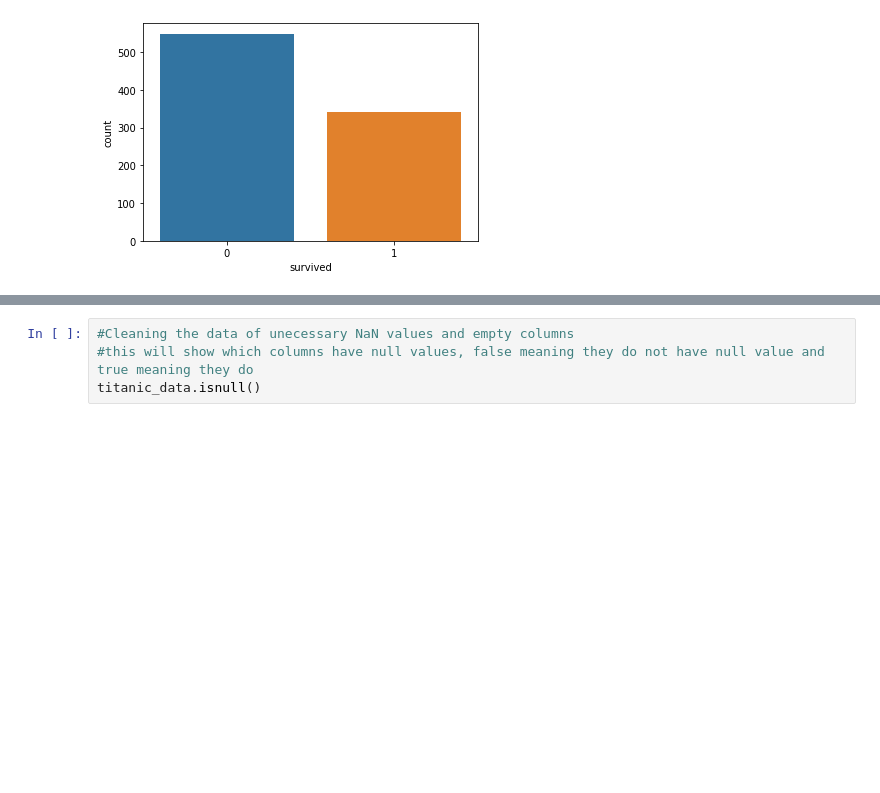
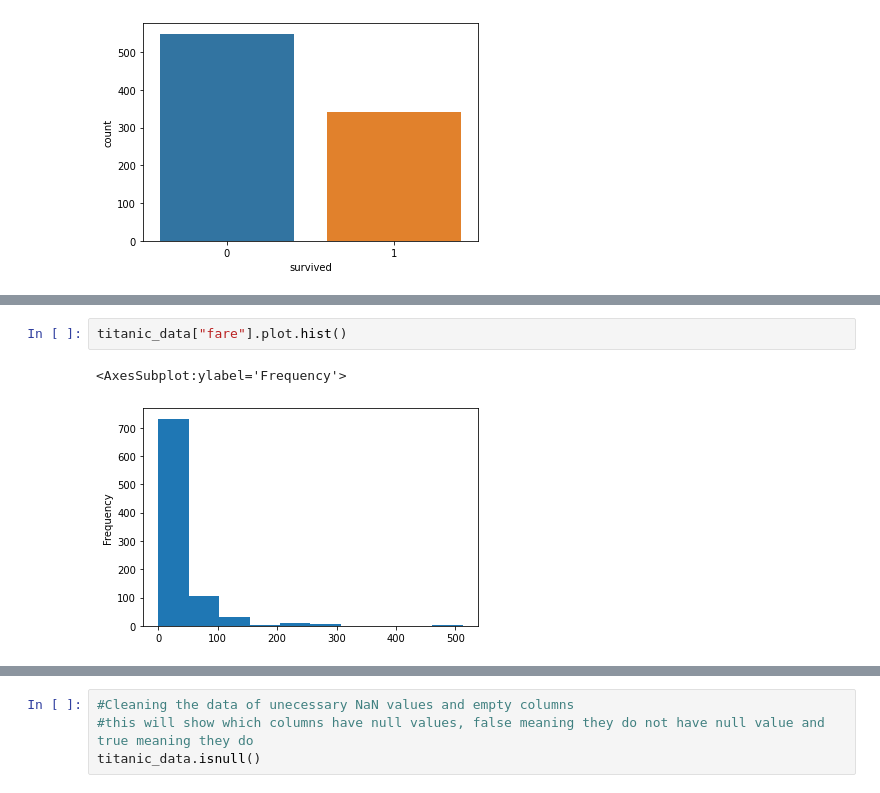
Before and after one commit to IshitaP26/ADG, a Jupyter notebook: Titanic dataset python libs.ipynb, the cells around one changed output, grey strips where cells are left out. Saved outputs shown, nothing was run; the diff lists cells and outputs as text; blank space fills up the shorter version.

```diff
--- a/Titanic dataset python libs.ipynb
+++ b/Titanic dataset python libs.ipynb
@@ -36,0 +52,5 @@ sns.countplot(x="survived", data = titanic_data)
+# %%
+titanic_data["fare"].plot.hist()
+# %% [output]
+<AxesSubplot:ylabel='Frequency'>
+[figure, added]
```
Also changed, not shown: parts of 4 cells of this notebook.
